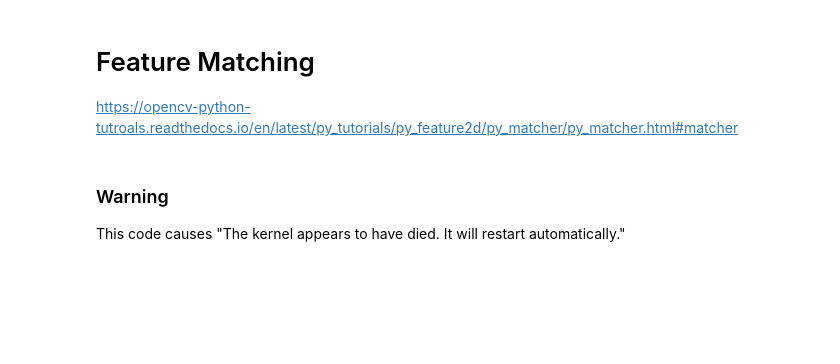
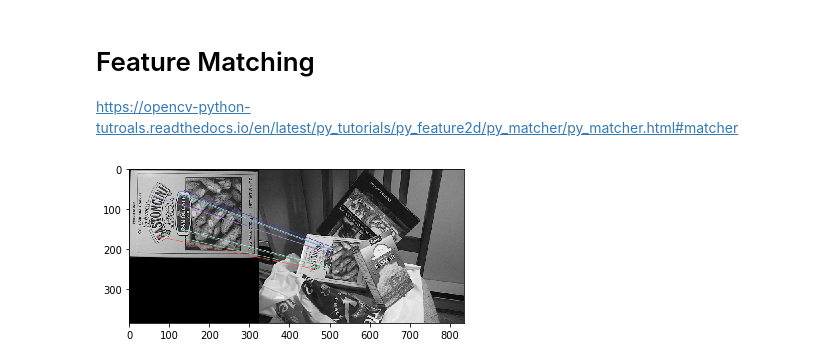
Before and after one commit to koikelab-team/opencv-workshop, a Jupyter notebook: 4 Feature Detection.ipynb, the cells around one changed output. Saved outputs shown, nothing was run; the diff lists cells and outputs as text; code cells hidden in the pictures; blank space fills up the shorter version.

```diff
--- a/4 Feature Detection.ipynb
+++ b/4 Feature Detection.ipynb
@@ -57,16 +57,30 @@ NameError: name 'cv2' is not defined
 # Feature Matching
 
 https://opencv-python-tutroals.readthedocs.io/en/latest/py_tutorials/py_feature2d/py_matcher/py_matcher.html#matcher
-# %% [markdown]
-### Warning
-This code causes "The kernel appears to have died. It will restart automatically."
 # %%
 img1 = cv2.imread('img/box.png',0)          # queryImage
 img2 = cv2.imread('img/box_in_scene.png',0) # trainImage
 
 # Initiate SIFT detector
-orb = cv2.ORB()
+orb = cv2.ORB_create()
 
 # find the keypoints and descriptors with SIFT
 kp1, des1 = orb.detectAndCompute(img1,None)
 kp2, des2 = orb.detectAndCompute(img2,None)
+
+# create BFMatcher object
+bf = cv2.BFMatcher(cv2.NORM_HAMMING, crossCheck=True)
+
+# Match descriptors.
+matches = bf.match(des1,des2)
+
+# Sort them in the order of their distance.
+matches = sorted(matches, key = lambda x:x.distance)
+
+# Draw first 10 matches.
+img3 = cv2.drawMatches(img1,kp1,img2,kp2,matches[:10], flags=2, outImg=None)
+
+plt.imshow(img3)
+plt.show()
+# %% [output]
+[figure, added]
```
